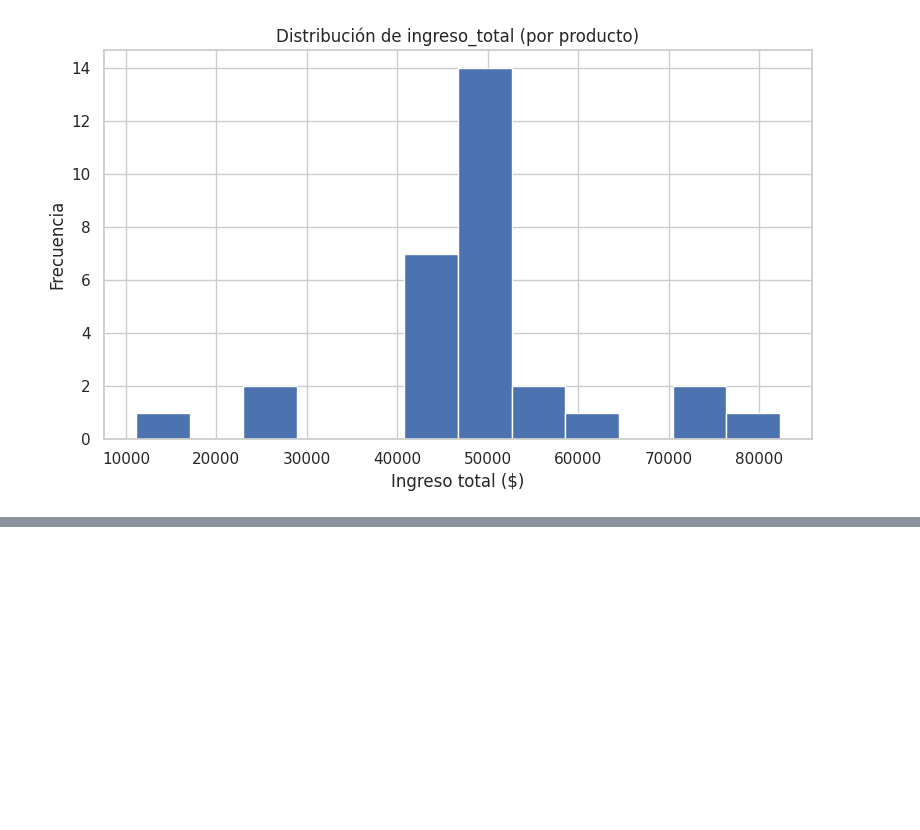
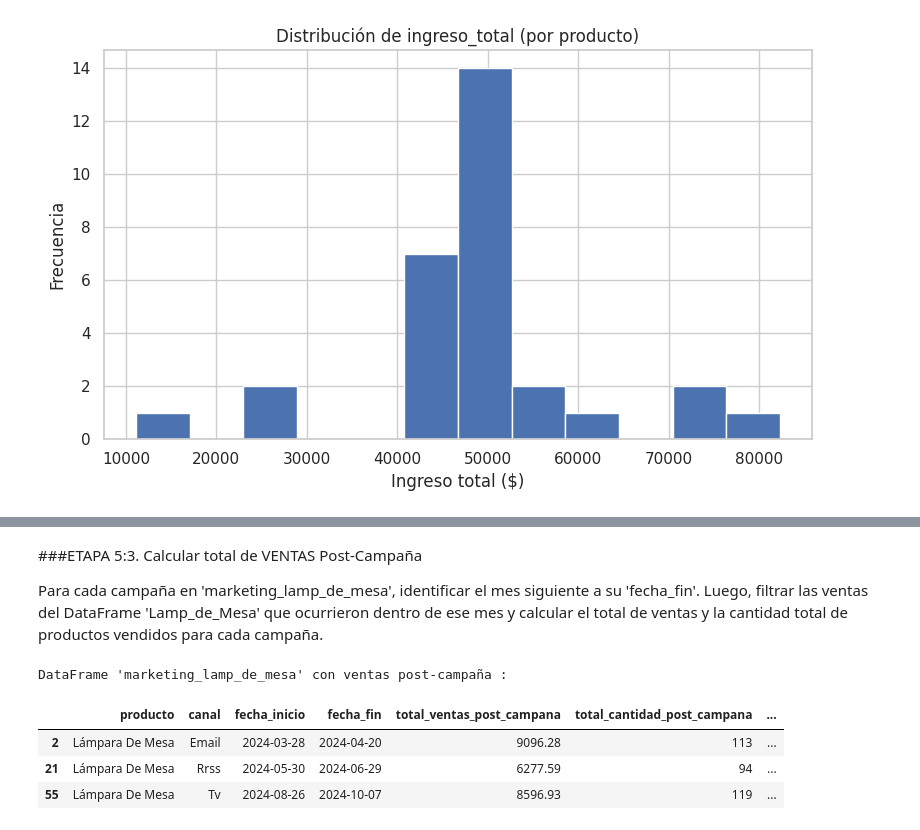
Before and after one commit to ernicAcosta/Entrega-Final-Ernesto-Acosta, a Jupyter notebook: ErnestoAcosta_25262_Entrega_Final.ipynb, the cells around one changed output, grey strips where cells are left out. Drawn from its saved outputs; the diff is of its cells as text; code cells hidden in the pictures; blank space fills up the shorter version.

```diff
--- a/ErnestoAcosta_25262_Entrega_Final.ipynb
+++ b/ErnestoAcosta_25262_Entrega_Final.ipynb
@@ -1993,0 +2031,43 @@ plt.show()                                   # mostramos el gráfico
+# %% [markdown]
+###ETAPA 5:3. Calcular total de VENTAS Post-Campaña
+
+
+Para cada campaña en 'marketing_lamp_de_mesa', identificar el mes siguiente a su 'fecha_fin'. Luego, filtrar las ventas del DataFrame 'Lamp_de_Mesa' que ocurrieron dentro de ese mes y calcular el total de ventas y la cantidad total de productos vendidos para cada campaña.
+# %%
+total_ventas_post_campana = []
+total_cantidad_post_campana = []
+
+for index, campaign in marketing_lamp_de_mesa.iterrows():
+    # Fechas de inicio y fin de mes posterior a una campaña.
+    post_campaign_month_start = campaign['fecha_fin'] + pd.offsets.MonthBegin(1)
+    post_campaign_month_end = post_campaign_month_start + pd.offsets.MonthEnd(0)
+
+    # Fillas ventas de Lamp_de_Mesa del mes post campaña.
+    filtered_sales = Lamp_de_Mesa[
+        (Lamp_de_Mesa['fecha_venta'] >= post_campaign_month_start) &
+        (Lamp_de_Mesa['fecha_venta'] <= post_campaign_month_end)
+    ]
+
+    # Calcular el total vendido en ese post mes.
+    if not filtered_sales.empty:
+        sales_amount = (filtered_sales['precio'] * filtered_sales['cantidad']).sum()
+        quantity_sold = filtered_sales['cantidad'].sum()
+    else:
+        sales_amount = 0.0
+        quantity_sold = 0.0
+
+    total_ventas_post_campana.append(sales_amount)
+    total_cantidad_post_campana.append(quantity_sold)
+
+# Agregar la nuevas columnas a marketing_lamp_de_mesa
+marketing_lamp_de_mesa['total_ventas_post_campana'] = total_ventas_post_campana
+marketing_lamp_de_mesa['total_cantidad_post_campana'] = total_cantidad_post_campana
+
+print("DataFrame 'marketing_lamp_de_mesa' con ventas post-campaña :")
+display(marketing_lamp_de_mesa)
+# %% [output]
+DataFrame 'marketing_lamp_de_mesa' con ventas post-campaña :
+|  | producto | canal | fecha_inicio | fecha_fin | total_ventas_post_campana | total_cantidad_post_campana | ... |
+| 2 | Lámpara De Mesa | Email | 2024-03-28 | 2024-04-20 | 9096.28 | 113 | ... |
+| 21 | Lámpara De Mesa | Rrss | 2024-05-30 | 2024-06-29 | 6277.59 | 94 | ... |
+| 55 | Lámpara De Mesa | Tv | 2024-08-26 | 2024-10-07 | 8596.93 | 119 | ... |
```
Also changed, not shown: parts of 19 cells of this notebook.
